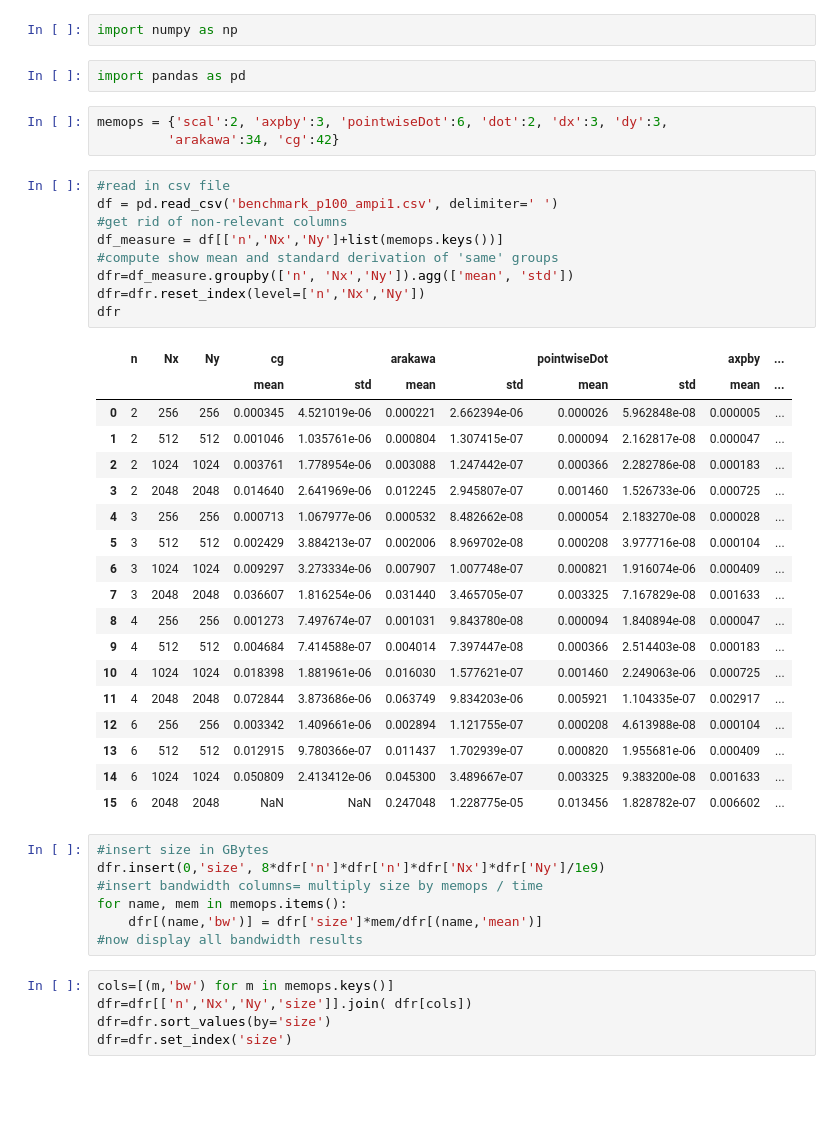
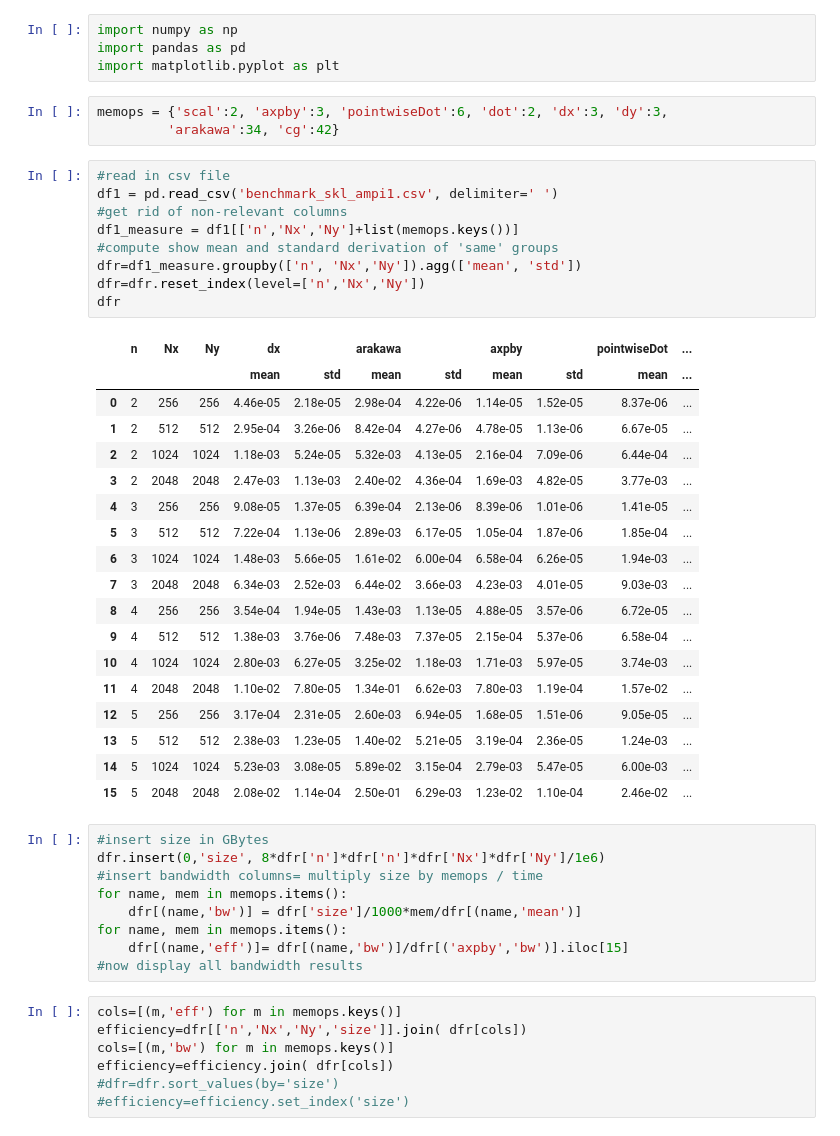
Before and after one commit to mwiesenberger/performance, a Jupyter notebook: analysis.ipynb, the cells around one changed output. Drawn from its saved outputs; the diff is of its cells as text; blank space fills up the shorter version.

Commit message:
added marconi and psg benchmark results

```diff
--- a/analysis.ipynb
+++ b/analysis.ipynb
@@ -1,47 +1,51 @@
 # %%
 import numpy as np
+import pandas as pd
+import matplotlib.pyplot as plt
-# %%
-import pandas as pd
 # %%
 memops = {'scal':2, 'axpby':3, 'pointwiseDot':6, 'dot':2, 'dx':3, 'dy':3,
          'arakawa':34, 'cg':42}
 # %%
 #read in csv file
-df = pd.read_csv('benchmark_p100_ampi1.csv', delimiter=' ')
+df1 = pd.read_csv('benchmark_skl_ampi1.csv', delimiter=' ')
 #get rid of non-relevant columns
-df_measure = df[['n','Nx','Ny']+list(memops.keys())]
+df1_measure = df1[['n','Nx','Ny']+list(memops.keys())]
 #compute show mean and standard derivation of 'same' groups
-dfr=df_measure.groupby(['n', 'Nx','Ny']).agg(['mean', 'std'])
+dfr=df1_measure.groupby(['n', 'Nx','Ny']).agg(['mean', 'std'])
 dfr=dfr.reset_index(level=['n','Nx','Ny'])
 dfr
 # %% [output]
-|  | n | Nx | Ny | cg |  | arakawa |  | pointwiseDot |  | axpby | ... |
+|  | n | Nx | Ny | dx |  | arakawa |  | axpby |  | pointwiseDot | ... |
 |  |  |  |  | mean | std | mean | std | mean | std | mean | ... |
-| 0 | 2 | 256 | 256 | 0.000345 | 4.521019e-06 | 0.000221 | 2.662394e-06 | 0.000026 | 5.962848e-08 | 0.000005 | ... |
-| 1 | 2 | 512 | 512 | 0.001046 | 1.035761e-06 | 0.000804 | 1.307415e-07 | 0.000094 | 2.162817e-08 | 0.000047 | ... |
-| 2 | 2 | 1024 | 1024 | 0.003761 | 1.778954e-06 | 0.003088 | 1.247442e-07 | 0.000366 | 2.282786e-08 | 0.000183 | ... |
-| 3 | 2 | 2048 | 2048 | 0.014640 | 2.641969e-06 | 0.012245 | 2.945807e-07 | 0.001460 | 1.526733e-06 | 0.000725 | ... |
-| 4 | 3 | 256 | 256 | 0.000713 | 1.067977e-06 | 0.000532 | 8.482662e-08 | 0.000054 | 2.183270e-08 | 0.000028 | ... |
-| 5 | 3 | 512 | 512 | 0.002429 | 3.884213e-07 | 0.002006 | 8.969702e-08 | 0.000208 | 3.977716e-08 | 0.000104 | ... |
-| 6 | 3 | 1024 | 1024 | 0.009297 | 3.273334e-06 | 0.007907 | 1.007748e-07 | 0.000821 | 1.916074e-06 | 0.000409 | ... |
-| 7 | 3 | 2048 | 2048 | 0.036607 | 1.816254e-06 | 0.031440 | 3.465705e-07 | 0.003325 | 7.167829e-08 | 0.001633 | ... |
-| 8 | 4 | 256 | 256 | 0.001273 | 7.497674e-07 | 0.001031 | 9.843780e-08 | 0.000094 | 1.840894e-08 | 0.000047 | ... |
-| 9 | 4 | 512 | 512 | 0.004684 | 7.414588e-07 | 0.004014 | 7.397447e-08 | 0.000366 | 2.514403e-08 | 0.000183 | ... |
-| 10 | 4 | 1024 | 1024 | 0.018398 | 1.881961e-06 | 0.016030 | 1.577621e-07 | 0.001460 | 2.249063e-06 | 0.000725 | ... |
-| 11 | 4 | 2048 | 2048 | 0.072844 | 3.873686e-06 | 0.063749 | 9.834203e-06 | 0.005921 | 1.104335e-07 | 0.002917 | ... |
-| 12 | 6 | 256 | 256 | 0.003342 | 1.409661e-06 | 0.002894 | 1.121755e-07 | 0.000208 | 4.613988e-08 | 0.000104 | ... |
-| 13 | 6 | 512 | 512 | 0.012915 | 9.780366e-07 | 0.011437 | 1.702939e-07 | 0.000820 | 1.955681e-06 | 0.000409 | ... |
-| 14 | 6 | 1024 | 1024 | 0.050809 | 2.413412e-06 | 0.045300 | 3.489667e-07 | 0.003325 | 9.383200e-08 | 0.001633 | ... |
-| 15 | 6 | 2048 | 2048 | NaN | NaN | 0.247048 | 1.228775e-05 | 0.013456 | 1.828782e-07 | 0.006602 | ... |
+| 0 | 2 | 256 | 256 | 4.46e-05 | 2.18e-05 | 2.98e-04 | 4.22e-06 | 1.14e-05 | 1.52e-05 | 8.37e-06 | ... |
+| 1 | 2 | 512 | 512 | 2.95e-04 | 3.26e-06 | 8.42e-04 | 4.27e-06 | 4.78e-05 | 1.13e-06 | 6.67e-05 | ... |
+| 2 | 2 | 1024 | 1024 | 1.18e-03 | 5.24e-05 | 5.32e-03 | 4.13e-05 | 2.16e-04 | 7.09e-06 | 6.44e-04 | ... |
+| 3 | 2 | 2048 | 2048 | 2.47e-03 | 1.13e-03 | 2.40e-02 | 4.36e-04 | 1.69e-03 | 4.82e-05 | 3.77e-03 | ... |
+| 4 | 3 | 256 | 256 | 9.08e-05 | 1.37e-05 | 6.39e-04 | 2.13e-06 | 8.39e-06 | 1.01e-06 | 1.41e-05 | ... |
+| 5 | 3 | 512 | 512 | 7.22e-04 | 1.13e-06 | 2.89e-03 | 6.17e-05 | 1.05e-04 | 1.87e-06 | 1.85e-04 | ... |
+| 6 | 3 | 1024 | 1024 | 1.48e-03 | 5.66e-05 | 1.61e-02 | 6.00e-04 | 6.58e-04 | 6.26e-05 | 1.94e-03 | ... |
+| 7 | 3 | 2048 | 2048 | 6.34e-03 | 2.52e-03 | 6.44e-02 | 3.66e-03 | 4.23e-03 | 4.01e-05 | 9.03e-03 | ... |
+| 8 | 4 | 256 | 256 | 3.54e-04 | 1.94e-05 | 1.43e-03 | 1.13e-05 | 4.88e-05 | 3.57e-06 | 6.72e-05 | ... |
+| 9 | 4 | 512 | 512 | 1.38e-03 | 3.76e-06 | 7.48e-03 | 7.37e-05 | 2.15e-04 | 5.37e-06 | 6.58e-04 | ... |
+| 10 | 4 | 1024 | 1024 | 2.80e-03 | 6.27e-05 | 3.25e-02 | 1.18e-03 | 1.71e-03 | 5.97e-05 | 3.74e-03 | ... |
+| 11 | 4 | 2048 | 2048 | 1.10e-02 | 7.80e-05 | 1.34e-01 | 6.62e-03 | 7.80e-03 | 1.19e-04 | 1.57e-02 | ... |
+| 12 | 5 | 256 | 256 | 3.17e-04 | 2.31e-05 | 2.60e-03 | 6.94e-05 | 1.68e-05 | 1.51e-06 | 9.05e-05 | ... |
+| 13 | 5 | 512 | 512 | 2.38e-03 | 1.23e-05 | 1.40e-02 | 5.21e-05 | 3.19e-04 | 2.36e-05 | 1.24e-03 | ... |
+| 14 | 5 | 1024 | 1024 | 5.23e-03 | 3.08e-05 | 5.89e-02 | 3.15e-04 | 2.79e-03 | 5.47e-05 | 6.00e-03 | ... |
+| 15 | 5 | 2048 | 2048 | 2.08e-02 | 1.14e-04 | 2.50e-01 | 6.29e-03 | 1.23e-02 | 1.10e-04 | 2.46e-02 | ... |
 # %%
 #insert size in GBytes
-dfr.insert(0,'size', 8*dfr['n']*dfr['n']*dfr['Nx']*dfr['Ny']/1e9)
+dfr.insert(0,'size', 8*dfr['n']*dfr['n']*dfr['Nx']*dfr['Ny']/1e6)
 #insert bandwidth columns= multiply size by memops / time
 for name, mem in memops.items():
-    dfr[(name,'bw')] = dfr['size']*mem/dfr[(name,'mean')]
+    dfr[(name,'bw')] = dfr['size']/1000*mem/dfr[(name,'mean')]
+for name, mem in memops.items():
+    dfr[(name,'eff')]= dfr[(name,'bw')]/dfr[('axpby','bw')].iloc[15]
 #now display all bandwidth results
 # %%
+cols=[(m,'eff') for m in memops.keys()]
+efficiency=dfr[['n','Nx','Ny','size']].join( dfr[cols])
 cols=[(m,'bw') for m in memops.keys()]
-dfr=dfr[['n','Nx','Ny','size']].join( dfr[cols])
-dfr=dfr.sort_values(by='size')
-dfr=dfr.set_index('size')
+efficiency=efficiency.join( dfr[cols])
+#dfr=dfr.sort_values(by='size')
+#efficiency=efficiency.set_index('size')
```
Also changed, not shown: parts of 4 cells of this notebook, 21 other files.
